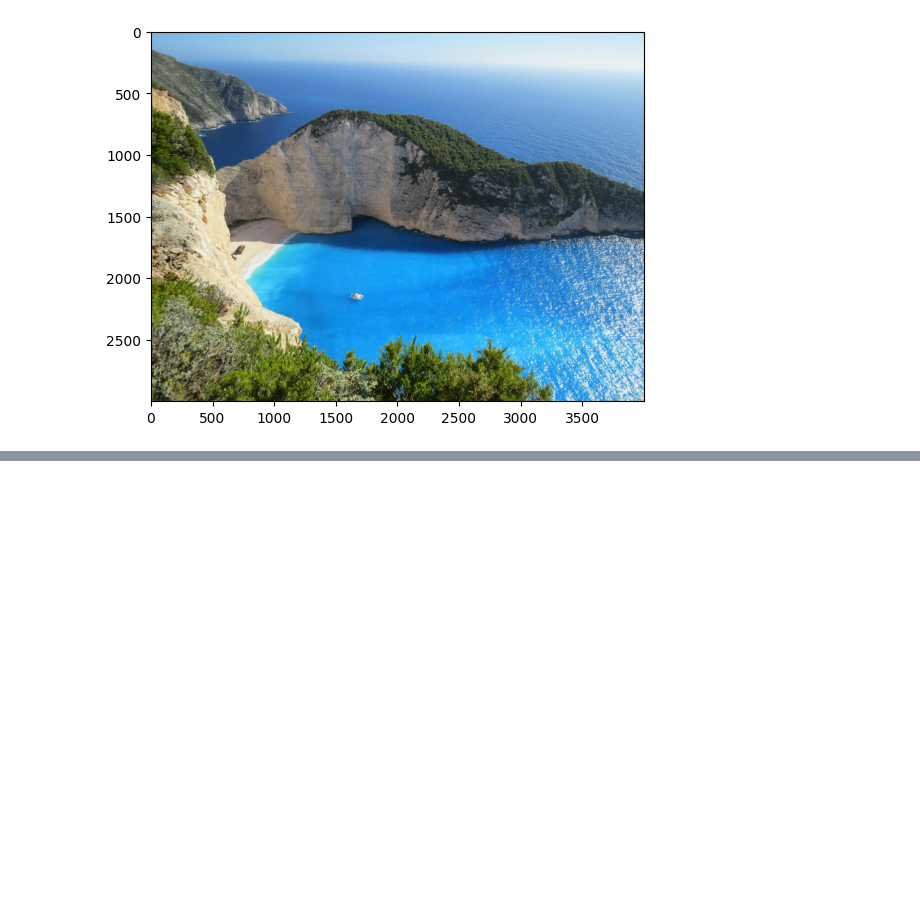
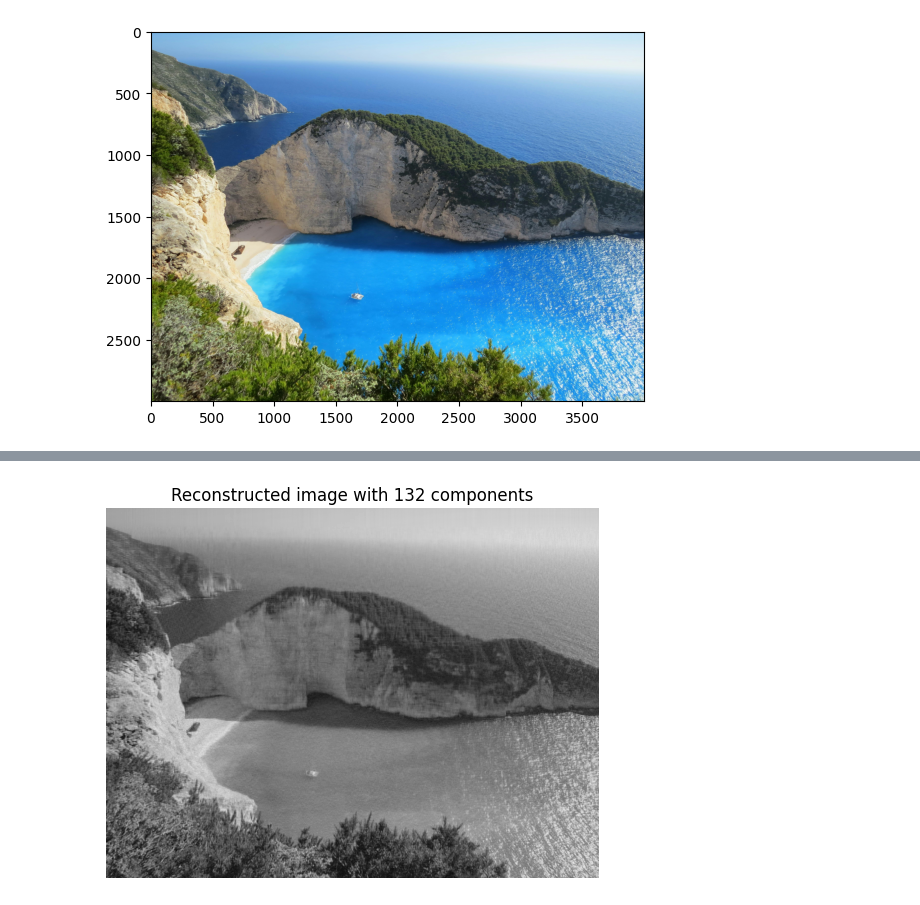
Before and after one commit to O-Danylchuk/Mathlab2, a Jupyter notebook: notebook.ipynb, the cells around one changed output, grey strips where cells are left out. Drawn from its saved outputs; the diff is of its cells as text; code cells hidden in the pictures; blank space fills up the shorter version.

```diff
--- a/notebook.ipynb
+++ b/notebook.ipynb
@@ -88,0 +88,14 @@ ValueError: not enough values to unpack (expected 3, got 2)
+# %%
+# reconstrust the image
+
+components_amount = number_comp95
+pca = PCA(n_components=components_amount)
+im_bw_pca = pca.fit_transform(image_bw)
+reconstructed_im = pca.inverse_transform(im_bw_pca)
+
+plt.imshow(reconstructed_im, cmap='gray')
+plt.title(f"Reconstructed image with {components_amount} components")
+plt.axis("off")
+plt.show()
+# %% [output]
+[figure, added]
```
Also changed, not shown: parts of 4 cells of this notebook, 2 other files.
